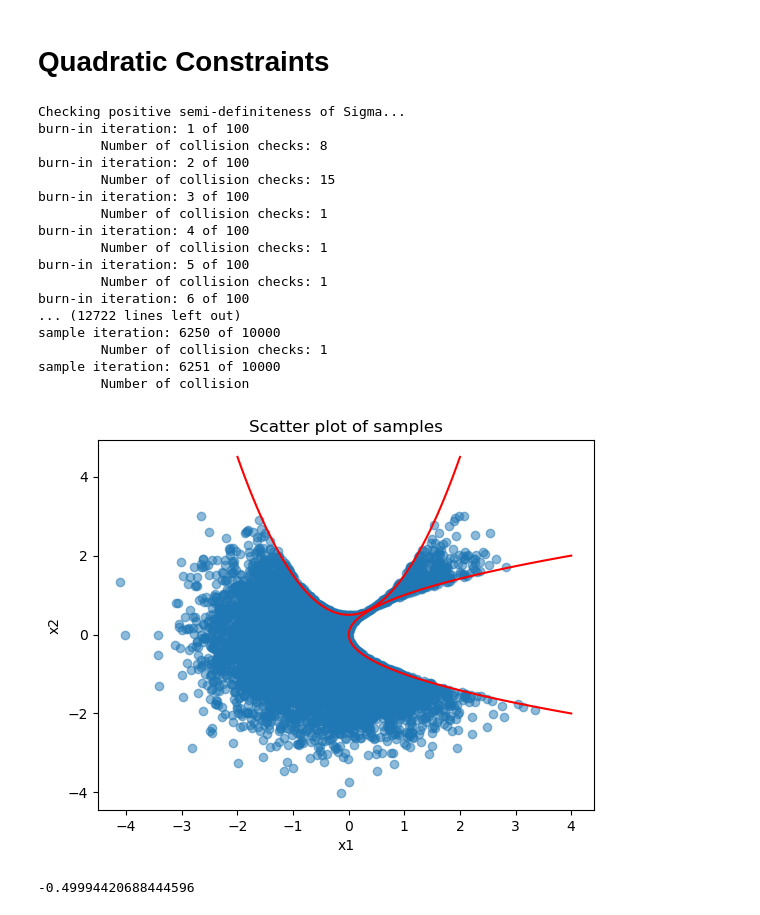
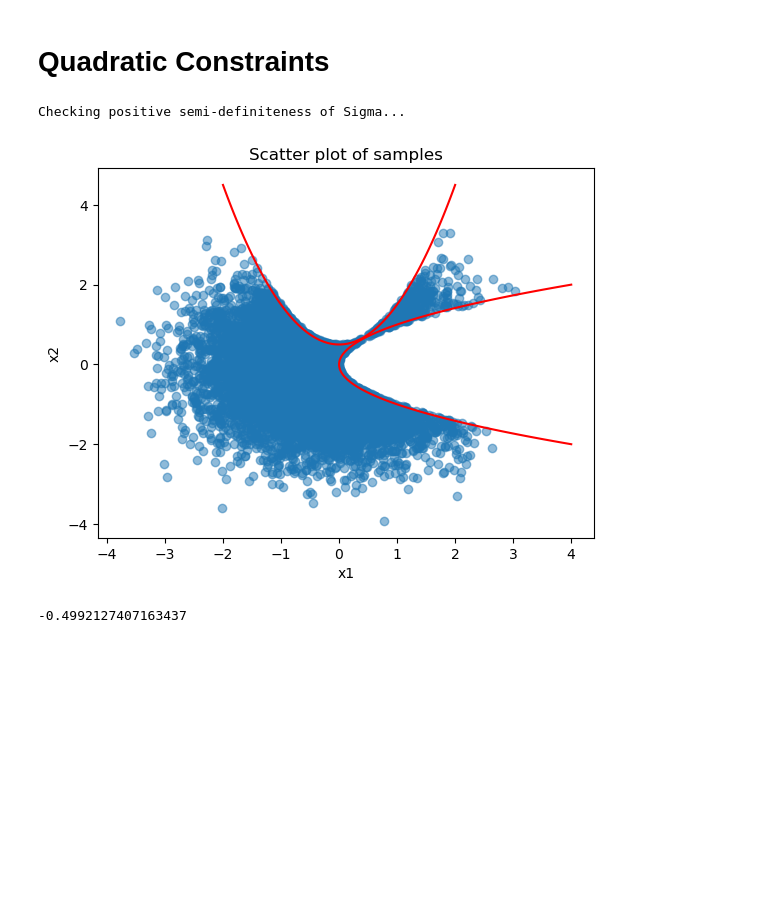
Before and after one commit to erik-a-bensen/tmg_hmc, a Jupyter notebook: tests.ipynb, the cells around one changed output. Cells and saved outputs as stored; diff of their text form; code cells hidden in the pictures; blank space fills up the shorter version.

```diff
--- a/tests.ipynb
+++ b/tests.ipynb
@@ -123,39 +123,23 @@ Checking positive semi-definiteness of Sigma...
 # %%
 sampler = TMGSampler(mu, sigma, gpu=False)
 sampler.add_constraint(A=np.array([[1.,0],[0,0]]), f=np.array([0,-1.]), c=0.5, sparse=False) # X2 <= X1^2 + 1
 sampler.add_constraint(A=np.array([[0,0],[0,1.]]), f=np.array([-1.,0]), c=0, sparse=False) # X1 <= X2^2
 x0 = np.array([-1,0]).reshape(-1, 1)
-samples = sampler.sample(x0, 10000, 100, verbose=True)
+samples = sampler.sample(x0, 10000, 100, verbose=False)
 # Scatter plot
 plt.scatter(samples[:,0], samples[:,1], alpha=0.5)
 plt.xlabel('x1')
 plt.ylabel('x2')
 x = np.linspace(-2,2,100)
 plt.plot(x, x**2+0.5, color='red')
 plt.plot(x**2, x, color='red')
 plt.title('Scatter plot of samples')
 plt.show()
 print(min(samples[:,0]**2 - samples[:,1]))
 # %% [output]
 Checking positive semi-definiteness of Sigma...
-burn-in iteration: 1 of 100
-        Number of collision checks: 8
-burn-in iteration: 2 of 100
-        Number of collision checks: 15
-burn-in iteration: 3 of 100
-        Number of collision checks: 1
-burn-in iteration: 4 of 100
-        Number of collision checks: 1
-burn-in iteration: 5 of 100
-        Number of collision checks: 1
-burn-in iteration: 6 of 100
-... (12722 lines left out)
-sample iteration: 6250 of 10000
-        Number of collision checks: 1
-sample iteration: 6251 of 10000
-        Number of collision
-[figure, old version]
+[figure, new version]
--0.49994420688444596
+-0.4992127407163437
 # %%
 # Scatter plot
 plt.scatter(samples[:,0], samples[:,1], alpha=0.5)
```
Also changed, not shown: parts of 2 cells of this notebook.
